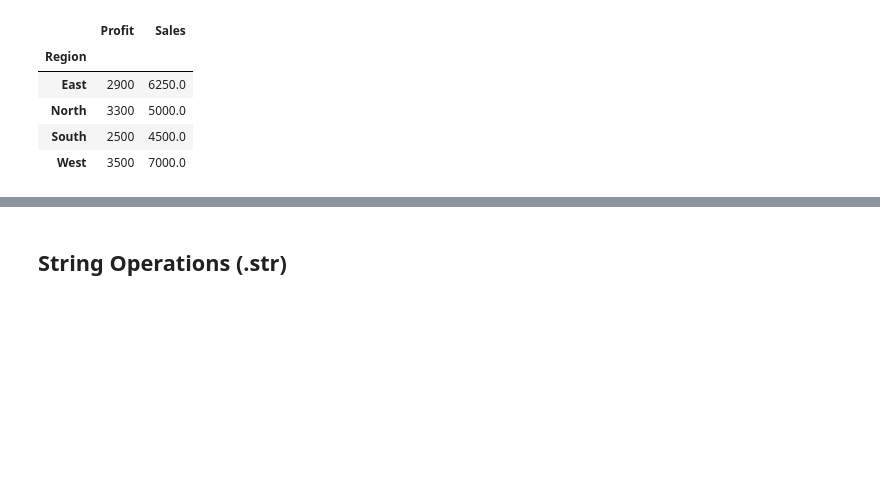
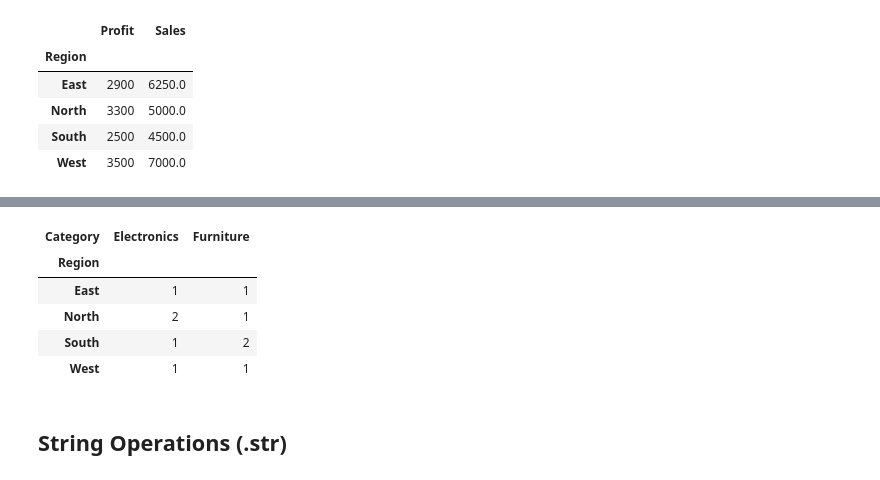
Before and after one commit to srinageswaran2006/Python-for-Data-Analysis, a Jupyter notebook: 03_Pandas/03_Pandas_Notes_and_Practice.ipynb, the cells around one changed output, grey strips where cells are left out. Cells and saved outputs as stored; diff of their text form; code cells hidden in the pictures; blank space fills up the shorter version.

```diff
--- a/03_Pandas/03_Pandas_Notes_and_Practice.ipynb
+++ b/03_Pandas/03_Pandas_Notes_and_Practice.ipynb
@@ -459,3 +719,12 @@ pd.pivot_table(
+# %%
+pd.crosstab(sales_df["Region"],sales_df["Category"])
+# %% [output]
+| Category | Electronics | Furniture |
+| Region |  |  |
+| East | 1 | 1 |
+| North | 2 | 1 |
+| South | 1 | 2 |
+| West | 1 | 1 |
 # %% [markdown]
 ## **String Operations (.str)**
 # %% [markdown]
```
Also changed, not shown: parts of 94 cells of this notebook.
